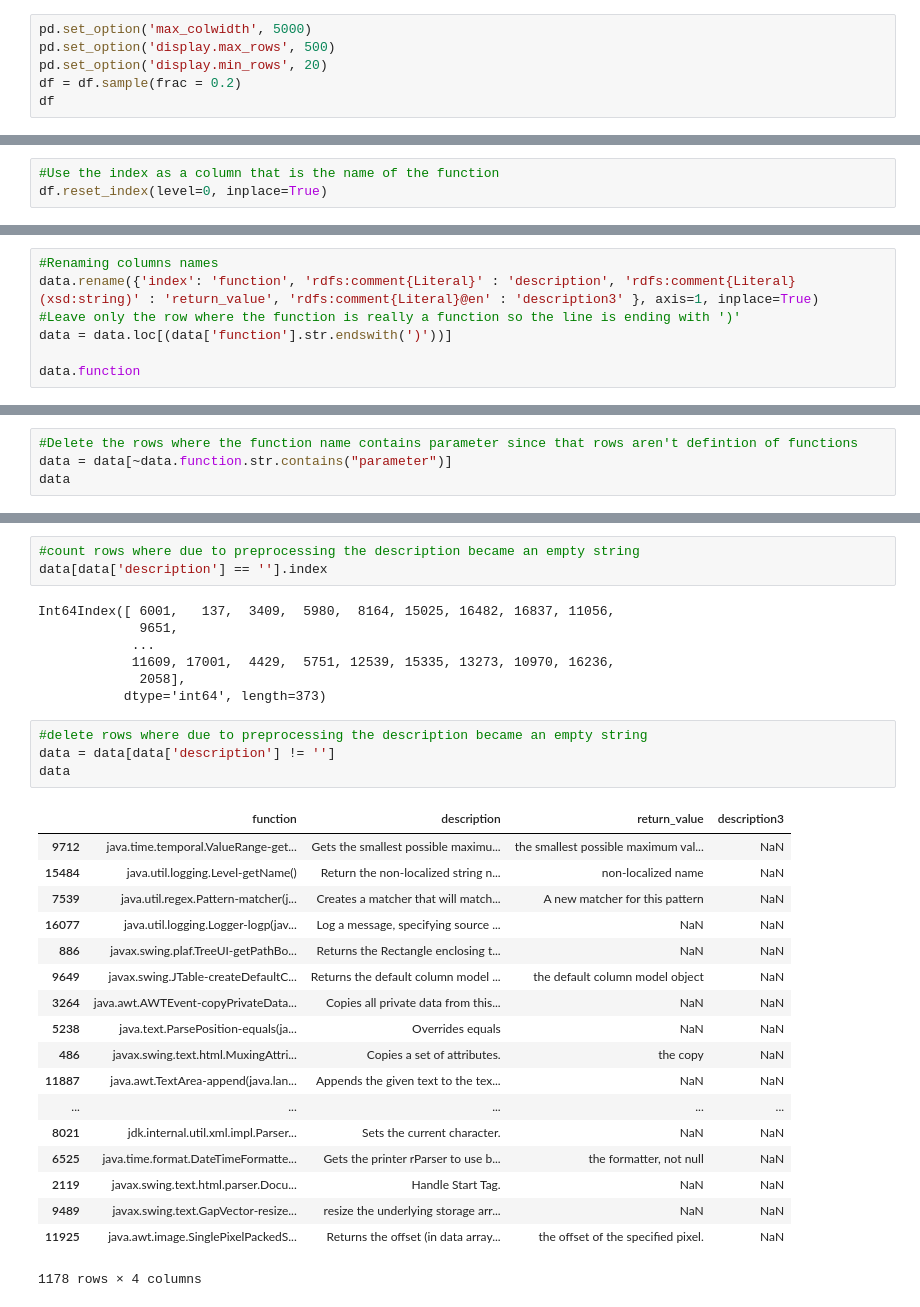
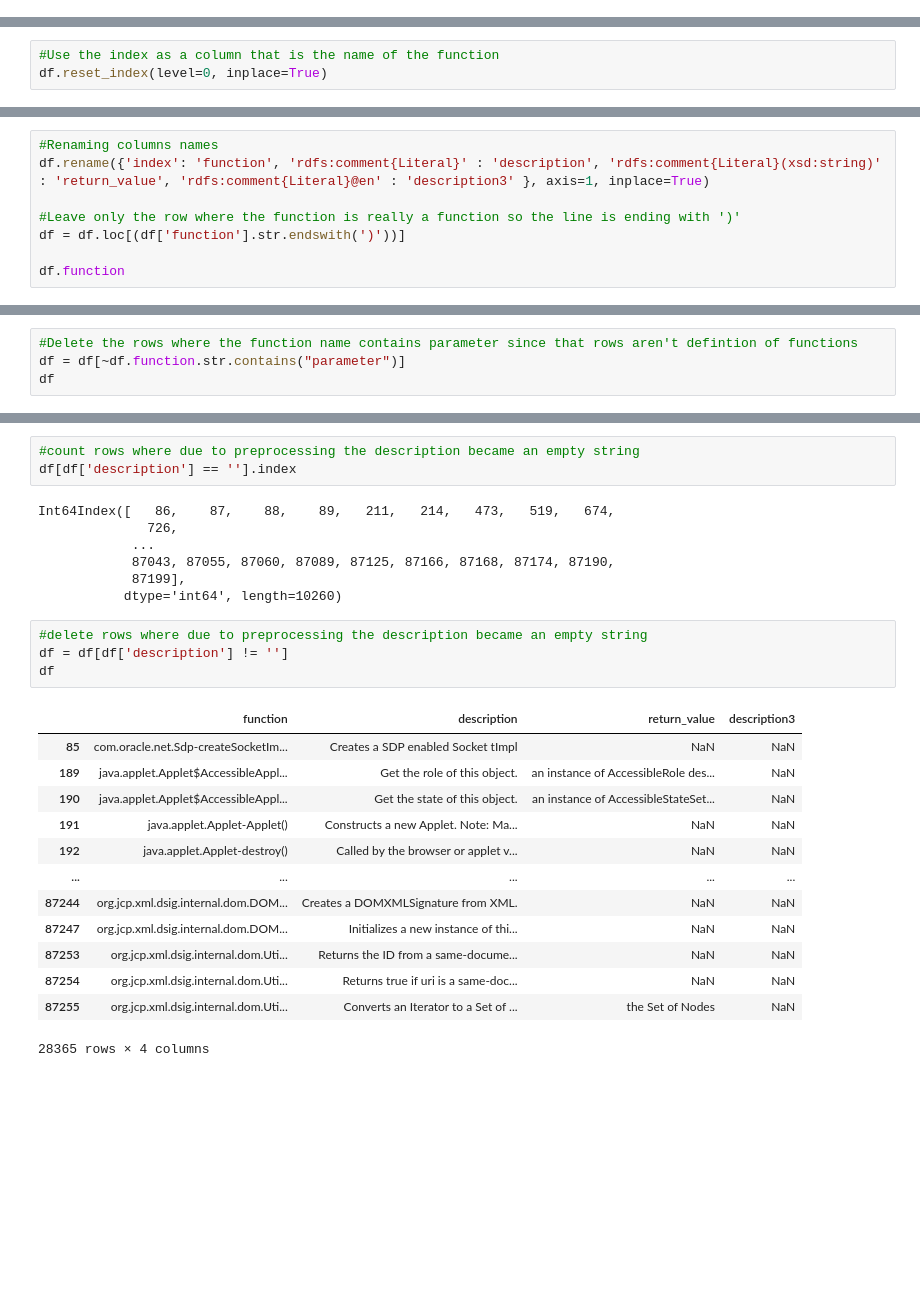
Before and after one commit to aibba19/ChatBot-Q-A-StackOverflow, a Jupyter notebook: get_ontology_data.ipynb, the cells around one changed output, grey strips where cells are left out. Cells and saved outputs as stored; diff of their text form; blank space fills up the shorter version.

```diff
--- a/get_ontology_data.ipynb
+++ b/get_ontology_data.ipynb
@@ -14,6 +34,0 @@ df = to_dataframe(g)
-# %%
-pd.set_option('max_colwidth', 5000)
-pd.set_option('display.max_rows', 500)
-pd.set_option('display.min_rows', 20)
-df = df.sample(frac = 0.2)
-df
@@ -65,8 +60,9 @@ data
 # %%
 #Renaming columns names
-data.rename({'index': 'function', 'rdfs:comment{Literal}' : 'description', 'rdfs:comment{Literal}(xsd:string)' : 'return_value', 'rdfs:comment{Literal}@en' : 'description3' }, axis=1, inplace=True)
+df.rename({'index': 'function', 'rdfs:comment{Literal}' : 'description', 'rdfs:comment{Literal}(xsd:string)' : 'return_value', 'rdfs:comment{Literal}@en' : 'description3' }, axis=1, inplace=True)
+
 #Leave only the row where the function is really a function so the line is ending with ')'
-data = data.loc[(data['function'].str.endswith(')'))]
+df = df.loc[(df['function'].str.endswith(')'))]
 
-data.function
+df.function
 # %% [output]
@@ -90,6 +81,6 @@ Name: function, Length: 1552, dtype: object
 # %%
 #Delete the rows where the function name contains parameter since that rows aren't defintion of functions
-data = data[~data.function.str.contains("parameter")]
-data
+df = df[~df.function.str.contains("parameter")]
+df
 # %% [output]
 |  | function | description | return_value | description3 |
@@ -135,34 +116,29 @@ data
 # %%
 #count rows where due to preprocessing the description became an empty string
-data[data['description'] == ''].index
+df[df['description'] == ''].index
 # %% [output]
-Int64Index([ 6001,   137,  3409,  5980,  8164, 15025, 16482, 16837, 11056,
-             9651,
+Int64Index([   86,    87,    88,    89,   211,   214,   473,   519,   674,
+              726,
             ...
-            11609, 17001,  4429,  5751, 12539, 15335, 13273, 10970, 16236,
-             2058],
-           dtype='int64', length=373)
+            87043, 87055, 87060, 87089, 87125, 87166, 87168, 87174, 87190,
+            87199],
+           dtype='int64', length=10260)
 # %%
 #delete rows where due to preprocessing the description became an empty string
-data = data[data['description'] != '']
-data
+df = df[df['description'] != '']
+df
 # %% [output]
 |  | function | description | return_value | description3 |
-| 9712 | java.time.temporal.ValueRange-get... | Gets the smallest possible maximu... | the smallest possible maximum val... | NaN |
-| 15484 | java.util.logging.Level-getName() | Return the non-localized string n... | non-localized name | NaN |
-| 7539 | java.util.regex.Pattern-matcher(j... | Creates a matcher that will match... | A new matcher for this pattern | NaN |
-| 16077 | java.util.logging.Logger-logp(jav... | Log a message, specifying source ... | NaN | NaN |
-| 886 | javax.swing.plaf.TreeUI-getPathBo... | Returns the Rectangle enclosing t... | NaN | NaN |
-| 9649 | javax.swing.JTable-createDefaultC... | Returns the default column model ... | the default column model object | NaN |
-| 3264 | java.awt.AWTEvent-copyPrivateData... | Copies all private data from this... | NaN | NaN |
-| 5238 | java.text.ParsePosition-equals(ja... | Overrides equals | NaN | NaN |
-| 486 | javax.swing.text.html.MuxingAttri... | Copies a set of attributes. | the copy | NaN |
-| 11887 | java.awt.TextArea-append(java.lan... | Appends the given text to the tex... | NaN | NaN |
+| 85 | com.oracle.net.Sdp-createSocketIm... | Creates a SDP enabled Socket tImpl | NaN | NaN |
+| 189 | java.applet.Applet$AccessibleAppl... | Get the role of this object. | an instance of AccessibleRole des... | NaN |
+| 190 | java.applet.Applet$AccessibleAppl... | Get the state of this object. | an instance of AccessibleStateSet... | NaN |
+| 191 | java.applet.Applet-Applet() | Constructs a new Applet. Note: Ma... | NaN | NaN |
+| 192 | java.applet.Applet-destroy() | Called by the browser or applet v... | NaN | NaN |
 | ... | ... | ... | ... | ... |
-| 8021 | jdk.internal.util.xml.impl.Parser... | Sets the current character. | NaN | NaN |
-| 6525 | java.time.format.DateTimeFormatte... | Gets the printer rParser to use b... | the formatter, not null | NaN |
-| 2119 | javax.swing.text.html.parser.Docu... | Handle Start Tag. | NaN | NaN |
-| 9489 | javax.swing.text.GapVector-resize... | resize the underlying storage arr... | NaN | NaN |
-| 11925 | java.awt.image.SinglePixelPackedS... | Returns the offset (in data array... | the offset of the specified pixel. | NaN |
+| 87244 | org.jcp.xml.dsig.internal.dom.DOM... | Creates a DOMXMLSignature from XML. | NaN | NaN |
+| 87247 | org.jcp.xml.dsig.internal.dom.DOM... | Initializes a new instance of thi... | NaN | NaN |
+| 87253 | org.jcp.xml.dsig.internal.dom.Uti... | Returns the ID from a same-docume... | NaN | NaN |
+| 87254 | org.jcp.xml.dsig.internal.dom.Uti... | Returns true if uri is a same-doc... | NaN | NaN |
+| 87255 | org.jcp.xml.dsig.internal.dom.Uti... | Converts an Iterator to a Set of ... | the Set of Nodes | NaN |
-1178 rows × 4 columns
+28365 rows × 4 columns
 # %%
```
Also changed, not shown: parts of 15 cells of this notebook, 6 other files.
